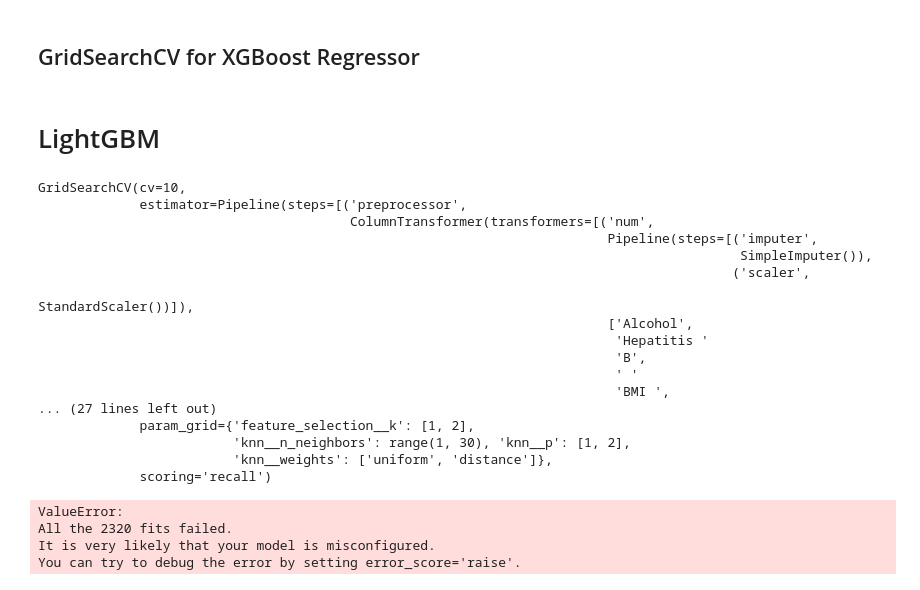
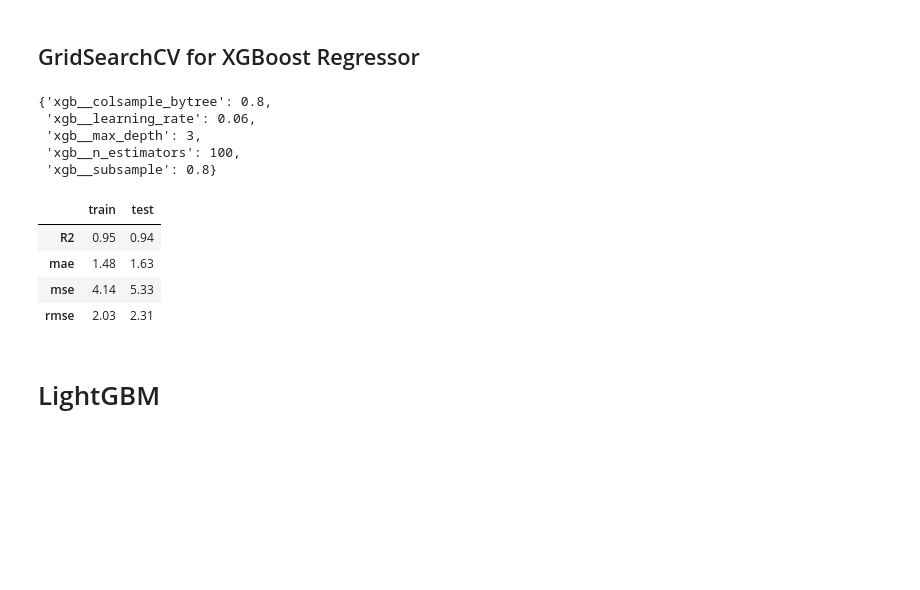
Before and after one commit to ayaramis/Portfolio, a Jupyter notebook: life_expectancy/life_expectancy_prediction.ipynb, the cells around one changed output. Drawn from its saved outputs; the diff is of its cells as text; code cells hidden in the pictures; blank space fills up the shorter version.

```diff
--- a/life_expectancy/life_expectancy_prediction.ipynb
+++ b/life_expectancy/life_expectancy_prediction.ipynb
@@ -501,5 +501,29 @@ xgb_grid = GridSearchCV(estimator=xgb_pipe,
                           cv=10,
                           n_jobs = -1,
                           return_train_score=True).fit(X_train, y_train)
+# %%
+xgb_grid.best_params_
+# %% [output]
+{'xgb__colsample_bytree': 0.8,
+ 'xgb__learning_rate': 0.06,
+ 'xgb__max_depth': 3,
+ 'xgb__n_estimators': 100,
+ 'xgb__subsample': 0.8}
+# %%
+operations = [('preprocessor', preprocessor),('xgb', XGBRegressor(colsample_bytree =0.8,
+                                                                    learning_rate = 0.06,
+                                                                    max_depth = 3,
+                                                                    n_estimators = 100,
+                                                                    subsample =0.8,
+                                                                    random_state=1))]
+xgb_pipe = Pipeline(steps=operations).fit(X_train, y_train)
+# %%
+train_val(xgb_pipe, X_train, y_train, X_test, y_test)
+# %% [output]
+|  | train | test |
+| R2 | 0.95 | 0.94 |
+| mae | 1.48 | 1.63 |
+| mse | 4.14 | 5.33 |
+| rmse | 2.03 | 2.31 |
 # %% [markdown]
 # LightGBM
@@ -562,27 +529,0 @@ pipe_grid = GridSearchCV(pipe_model, param_grid, cv=10, scoring='recall')
-# %%
-pipe_grid
-# %% [output]
-GridSearchCV(cv=10,
-             estimator=Pipeline(steps=[('preprocessor',
-                                        ColumnTransformer(transformers=[('num',
-                                                                         Pipeline(steps=[('imputer',
-                                                                                          SimpleImputer()),
-                                                                                         ('scaler',
-                                                                                          StandardScaler())]),
-                                                                         ['Alcohol',
-                                                                          'Hepatitis '
-                                                                          'B',
-                                                                          ' '
-                                                                          'BMI ',
-... (27 lines left out)
-             param_grid={'feature_selection__k': [1, 2],
-                         'knn__n_neighbors': range(1, 30), 'knn__p': [1, 2],
-                         'knn__weights': ['uniform', 'distance']},
-             scoring='recall')
-# %%
-pipe_grid.fit(X_train, y_train)
-# %% [output]
-ValueError:
-All the 2320 fits failed.
-It is very likely that your model is misconfigured.
-You can try to debug the error by setting error_score='raise'.
```
Also changed, not shown: parts of 1 cell of this notebook.
